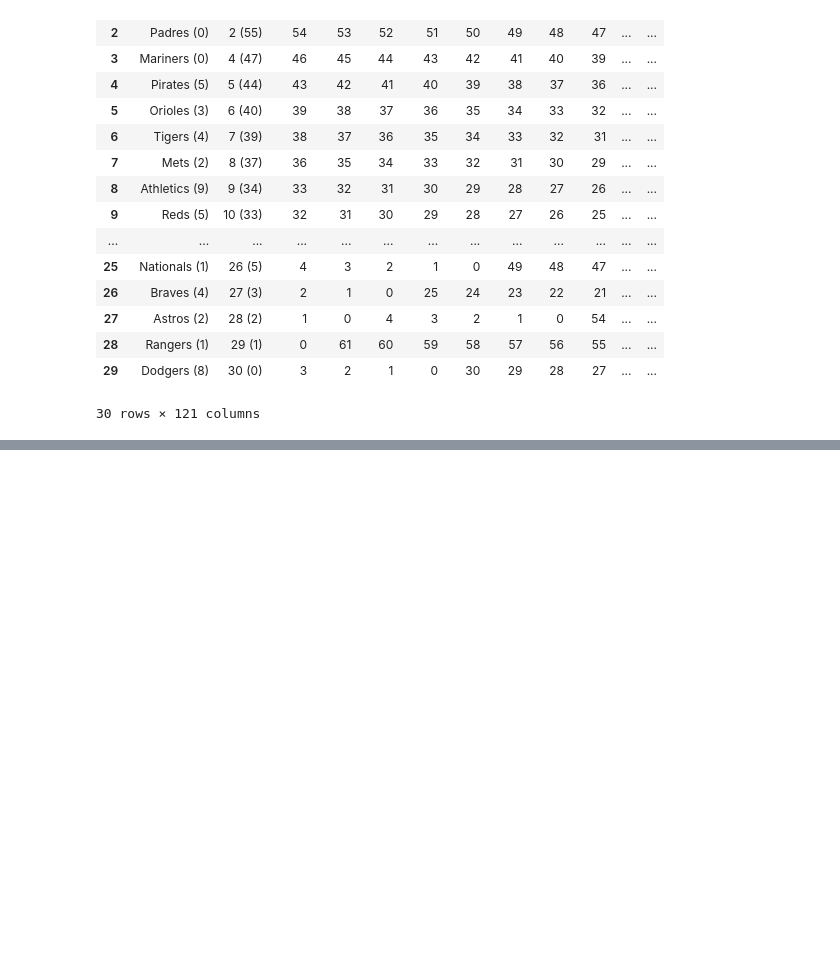
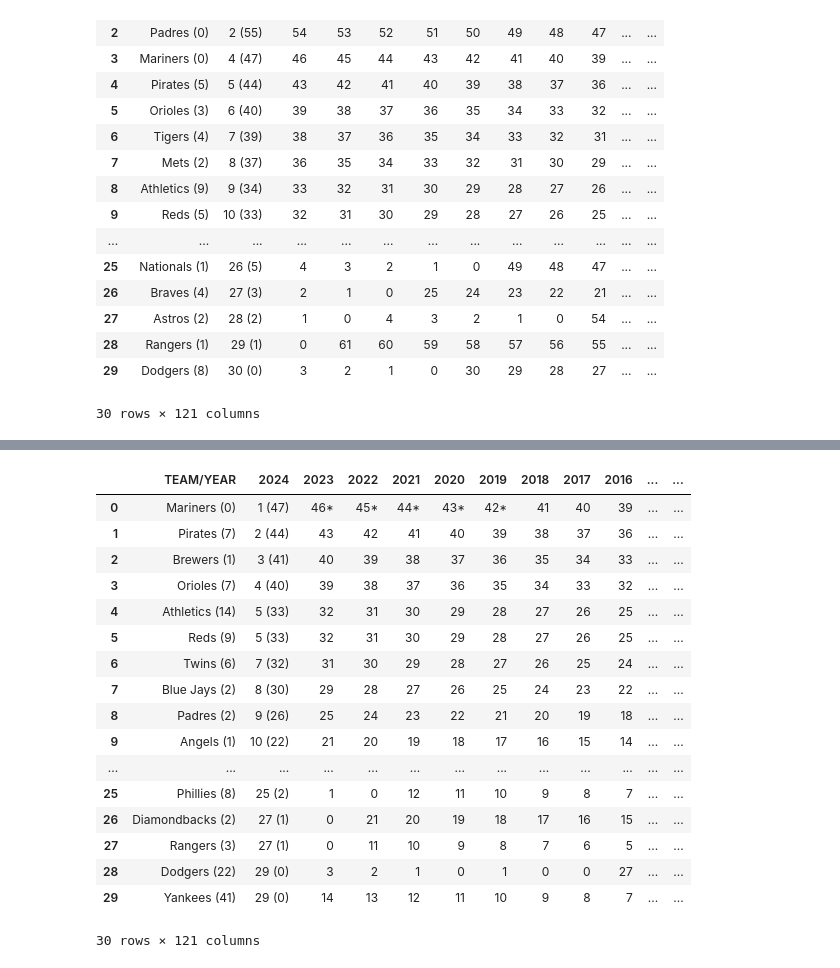
Before and after one commit to gadamico/Sports-Data, a Jupyter notebook: baseball/notebooks/scratch_work.ipynb, the cells around one changed output, grey strips where cells are left out. Saved outputs shown, nothing was run; the diff lists cells and outputs as text; code cells hidden in the pictures; blank space fills up the shorter version.

```diff
--- a/baseball/notebooks/scratch_work.ipynb
+++ b/baseball/notebooks/scratch_work.ipynb
@@ -274,0 +300,21 @@ pd.read_csv('../data/champ_droughts.csv')
+# %%
+pd.read_csv('../data/ws_droughts.csv')
+# %% [output]
+|  | TEAM/YEAR | 2024 | 2023 | 2022 | 2021 | 2020 | 2019 | 2018 | 2017 | 2016 | ... | ... |
+| 0 | Mariners (0) | 1 (47) | 46* | 45* | 44* | 43* | 42* | 41 | 40 | 39 | ... | ... |
+| 1 | Pirates (7) | 2 (44) | 43 | 42 | 41 | 40 | 39 | 38 | 37 | 36 | ... | ... |
+| 2 | Brewers (1) | 3 (41) | 40 | 39 | 38 | 37 | 36 | 35 | 34 | 33 | ... | ... |
+| 3 | Orioles (7) | 4 (40) | 39 | 38 | 37 | 36 | 35 | 34 | 33 | 32 | ... | ... |
+| 4 | Athletics (14) | 5 (33) | 32 | 31 | 30 | 29 | 28 | 27 | 26 | 25 | ... | ... |
+| 5 | Reds (9) | 5 (33) | 32 | 31 | 30 | 29 | 28 | 27 | 26 | 25 | ... | ... |
+| 6 | Twins (6) | 7 (32) | 31 | 30 | 29 | 28 | 27 | 26 | 25 | 24 | ... | ... |
+| 7 | Blue Jays (2) | 8 (30) | 29 | 28 | 27 | 26 | 25 | 24 | 23 | 22 | ... | ... |
+| 8 | Padres (2) | 9 (26) | 25 | 24 | 23 | 22 | 21 | 20 | 19 | 18 | ... | ... |
+| 9 | Angels (1) | 10 (22) | 21 | 20 | 19 | 18 | 17 | 16 | 15 | 14 | ... | ... |
+| ... | ... | ... | ... | ... | ... | ... | ... | ... | ... | ... | ... | ... |
+| 25 | Phillies (8) | 25 (2) | 1 | 0 | 12 | 11 | 10 | 9 | 8 | 7 | ... | ... |
+| 26 | Diamondbacks (2) | 27 (1) | 0 | 21 | 20 | 19 | 18 | 17 | 16 | 15 | ... | ... |
+| 27 | Rangers (3) | 27 (1) | 0 | 11 | 10 | 9 | 8 | 7 | 6 | 5 | ... | ... |
+| 28 | Dodgers (22) | 29 (0) | 3 | 2 | 1 | 0 | 1 | 0 | 0 | 27 | ... | ... |
+| 29 | Yankees (41) | 29 (0) | 14 | 13 | 12 | 11 | 10 | 9 | 8 | 7 | ... | ... |
+30 rows × 121 columns
```
Also changed, not shown: parts of 11 cells of this notebook, 6 other files.
